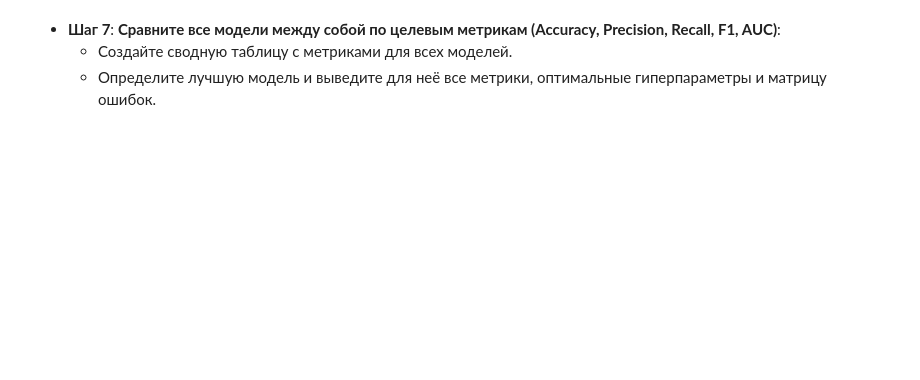
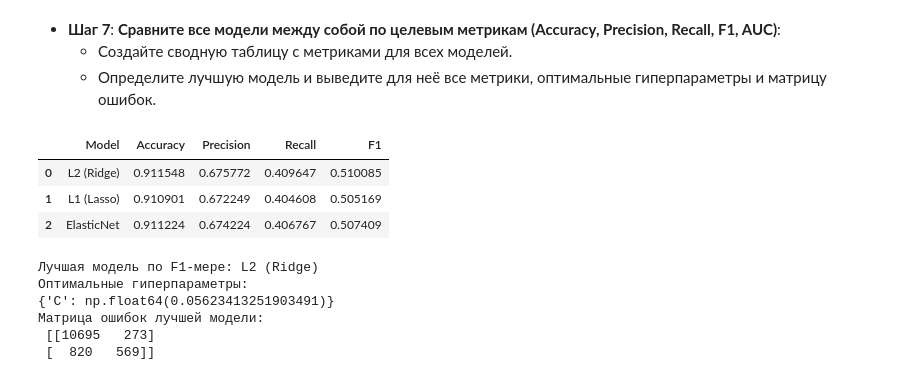
Before and after one commit to re-side/ml_basic, a Jupyter notebook: Практическая_работа_№5_Линейная_и_логистическая_регрессия.ipynb, the cells around one changed output. Cells and saved outputs as stored; diff of their text form; code cells hidden in the pictures; blank space fills up the shorter version.

```diff
--- a/Практическая_работа_№5_Линейная_и_логистическая_регрессия.ipynb
+++ b/Практическая_работа_№5_Линейная_и_логистическая_регрессия.ipynb
@@ -512,0 +625,29 @@ import numpy as np
+# %%
+df_res = pd.DataFrame(res)
+display(df_res)
+
+best_idx = df_res['F1'].idxmax()
+best_name = df_res.loc[best_idx, 'Model']
+
+print("Лучшая модель по F1-мере:", best_name)
+print("Оптимальные гиперпараметры:")
+
+if best_name == "L2 (Ridge)":
+    print(l2_model.best_params_)
+elif best_name == "L1 (Lasso)":
+    print(l1_model.best_params_)
+else:
+    print(elastic_model.best_params_)
+
+print("Матрица ошибок лучшей модели:\n", cms[best_idx])
+# %% [output]
+|  | Model | Accuracy | Precision | Recall | F1 |
+| 0 | L2 (Ridge) | 0.911548 | 0.675772 | 0.409647 | 0.510085 |
+| 1 | L1 (Lasso) | 0.910901 | 0.672249 | 0.404608 | 0.505169 |
+| 2 | ElasticNet | 0.911224 | 0.674224 | 0.406767 | 0.507409 |
+Лучшая модель по F1-мере: L2 (Ridge)
+Оптимальные гиперпараметры:
+{'C': np.float64(0.05623413251903491)}
+Матрица ошибок лучшей модели:
+ [[10695   273]
+ [  820   569]]
```
Also changed, not shown: parts of 13 cells of this notebook.
